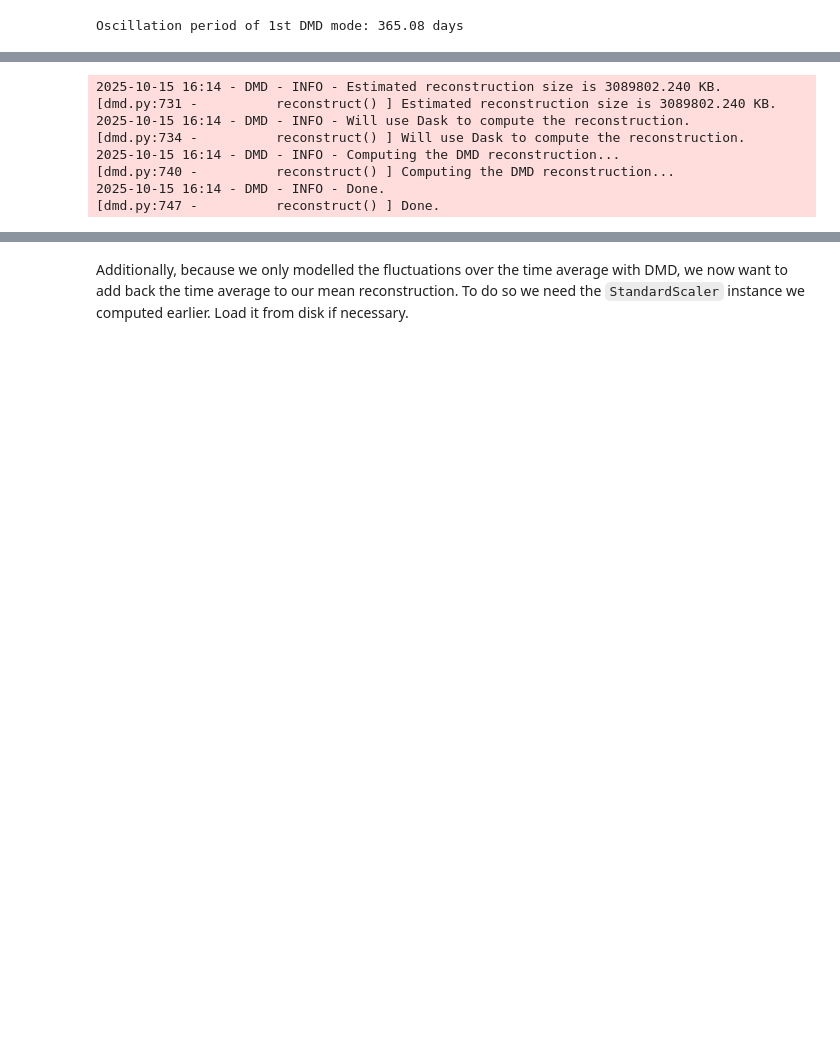
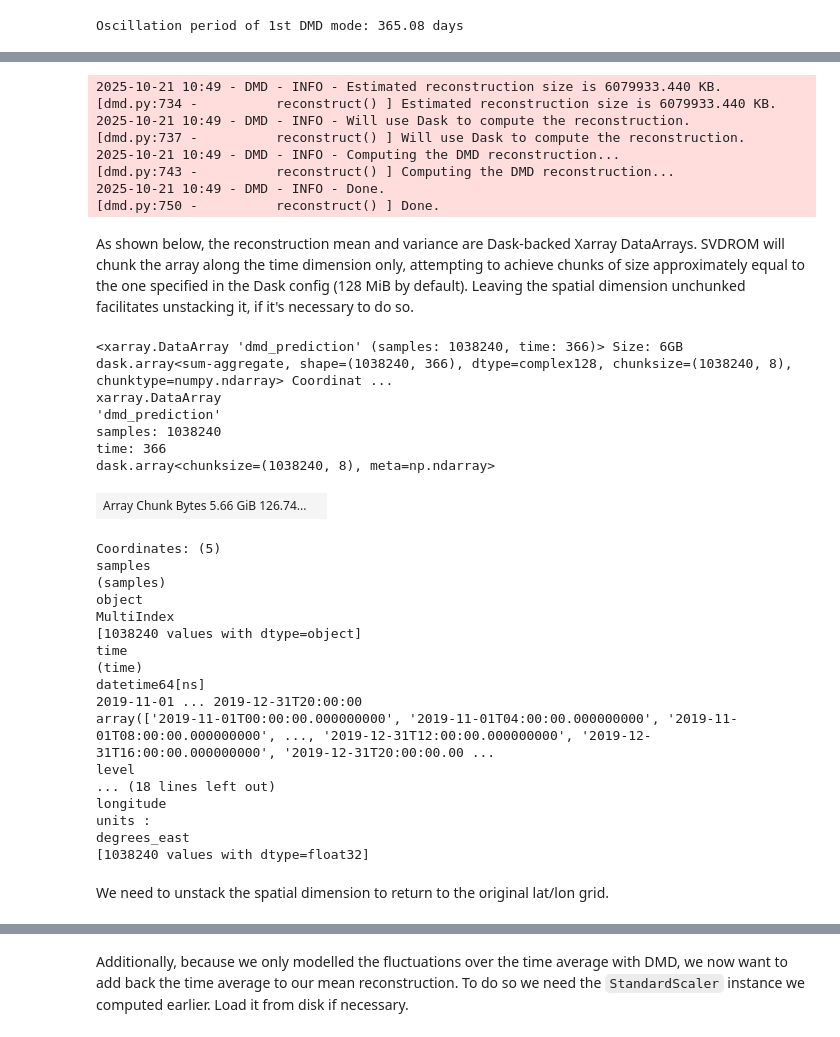
Before and after one commit to dsj976/svdrom, a Jupyter notebook: demos/dmd_demo.ipynb, the cells around one changed output, grey strips where cells are left out. Cells and saved outputs as stored; diff of their text form; code cells hidden in the pictures; blank space fills up the shorter version.

```diff
--- a/demos/dmd_demo.ipynb
+++ b/demos/dmd_demo.ipynb
@@ -406,0 +480,6 @@ This section will evaluate the quality of the BOPDMD model by computing the RMSE
+# %%
+with open("data/results/optdmd_30_modes.pkl", "rb") as f:
+    optdmd_30 = pickle.load(f)
+# %%
+with open("data/results/optdmd_40_modes.pkl", "rb") as f:
+    optdmd_40 = pickle.load(f)
@@ -408,0 +505,3 @@ First, we will compute the reconstruction of Dec 2019. For this purpose we can u
+# %%
+# reconstruct the training data between 1st Nov 2019 and 31st Dec 2019
+recon_optdmd_40 = optdmd_40.reconstruct(t=slice("2019-11-01", "2019-12-31"))  # this is lazy
@@ -409,13 +517,44 @@ First, we will compute the reconstruction of Dec 2019. For this purpose we can u
 # %%
-# reconstruct the training data between 1st Dec 2019 and 31st Dec 2019
-recon_mean, recon_var = optdmd.reconstruct(t=slice("2019-12-01", "2019-12-31"))
+# reconstruct the training data between 1st Nov 2019 and 31st Dec 2019
+recon_bopdmd_40, recon_bopdmd_40_var = bopdmd_40.reconstruct(t=slice("2019-11-01", "2019-12-31"))  # this is lazy
 # %% [output]
-2025-10-15 16:14 - DMD - INFO - Estimated reconstruction size is 3089802.240 KB.
-[dmd.py:731 -          reconstruct() ] Estimated reconstruction size is 3089802.240 KB.
-2025-10-15 16:14 - DMD - INFO - Will use Dask to compute the reconstruction.
-[dmd.py:734 -          reconstruct() ] Will use Dask to compute the reconstruction.
-2025-10-15 16:14 - DMD - INFO - Computing the DMD reconstruction...
-[dmd.py:740 -          reconstruct() ] Computing the DMD reconstruction...
-2025-10-15 16:14 - DMD - INFO - Done.
-[dmd.py:747 -          reconstruct() ] Done.
+2025-10-21 10:49 - DMD - INFO - Estimated reconstruction size is 6079933.440 KB.
+[dmd.py:734 -          reconstruct() ] Estimated reconstruction size is 6079933.440 KB.
+2025-10-21 10:49 - DMD - INFO - Will use Dask to compute the reconstruction.
+[dmd.py:737 -          reconstruct() ] Will use Dask to compute the reconstruction.
+2025-10-21 10:49 - DMD - INFO - Computing the DMD reconstruction...
+[dmd.py:743 -          reconstruct() ] Computing the DMD reconstruction...
+2025-10-21 10:49 - DMD - INFO - Done.
+[dmd.py:750 -          reconstruct() ] Done.
+# %% [markdown]
+As shown below, the reconstruction mean and variance are Dask-backed Xarray DataArrays. SVDROM will chunk the array along the time dimension only, attempting to achieve chunks of size approximately equal to the one specified in the Dask config (128 MiB by default). Leaving the spatial dimension unchunked facilitates unstacking it, if it's necessary to do so.
+# %%
+recon_optdmd_40
+# %% [output]
+<xarray.DataArray 'dmd_prediction' (samples: 1038240, time: 366)> Size: 6GB dask.array<sum-aggregate, shape=(1038240, 366), dtype=complex128, chunksize=(1038240, 8), chunktype=numpy.ndarray> Coordinat ...
+xarray.DataArray
+'dmd_prediction'
+samples: 1038240
+time: 366
+dask.array<chunksize=(1038240, 8), meta=np.ndarray>
+| Array Chunk Bytes 5.66 GiB 126.74... |  |
+Coordinates: (5)
+samples
+(samples)
+object
+MultiIndex
+[1038240 values with dtype=object]
+time
+(time)
+datetime64[ns]
+2019-11-01 ... 2019-12-31T20:00:00
+array(['2019-11-01T00:00:00.000000000', '2019-11-01T04:00:00.000000000', '2019-11-01T08:00:00.000000000', ..., '2019-12-31T12:00:00.000000000', '2019-12-31T16:00:00.000000000', '2019-12-31T20:00:00.00 ...
+level
+... (18 lines left out)
+longitude
+units :
+degrees_east
+[1038240 values with dtype=float32]
+# %% [markdown]
+We need to unstack the spatial dimension to return to the original lat/lon grid.
 # %%
```
Also changed, not shown: parts of 117 cells of this notebook.
